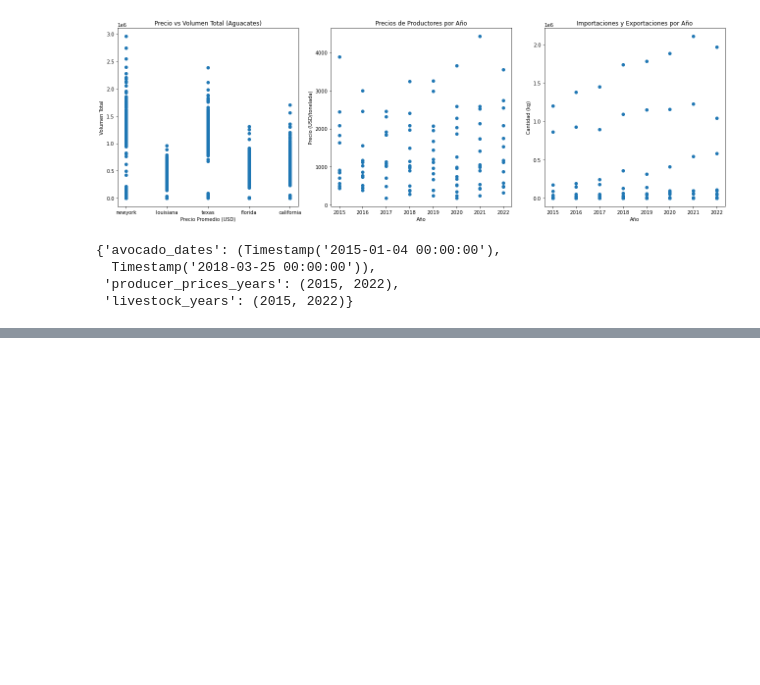
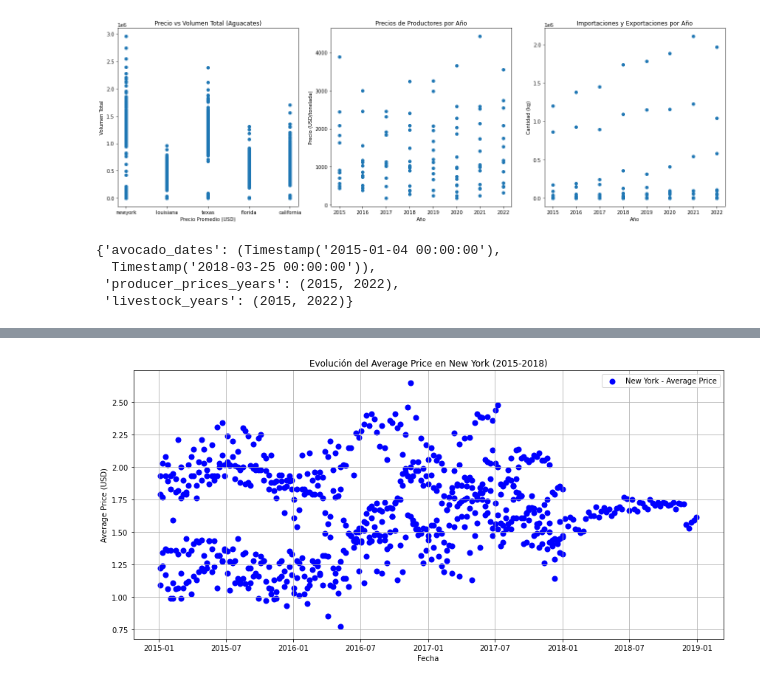
Before and after one commit to Julix4/AvoEconomics, a Jupyter notebook: analisis-calidad-datos-y-outliers.ipynb, the cells around one changed output, grey strips where cells are left out. Saved outputs shown, nothing was run; the diff lists cells and outputs as text; code cells hidden in the pictures; blank space fills up the shorter version.

```diff
--- a/analisis-calidad-datos-y-outliers.ipynb
+++ b/analisis-calidad-datos-y-outliers.ipynb
@@ -133,0 +178,17 @@ date_check
+# %%
+# Visualizar la evolución de AveragePrice para New York
+plt.figure(figsize=(12, 6))
+
+# Filtrar los datos de New York, incluyendo los años 2015-2018
+df_ny_extended = pd.concat([df_newyork, df_completed_2018_ny], ignore_index=True)
+plt.scatter(df_ny_extended['Date'], df_ny_extended['AveragePrice'], label='New York - Average Price', linewidth=2, color='blue')
+
+plt.title('Evolución del Average Price en New York (2015-2018)')
+plt.xlabel('Fecha')
+plt.ylabel('Average Price (USD)')
+plt.grid(True)
+plt.legend()
+plt.tight_layout()
+plt.show()
+# %% [output]
+[figure, added]
```
Also changed, not shown: parts of 6 cells of this notebook, 2 other files.
